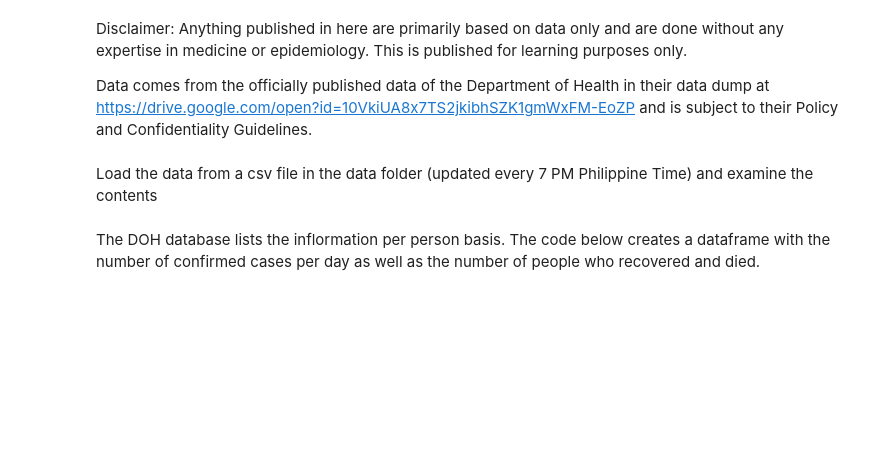
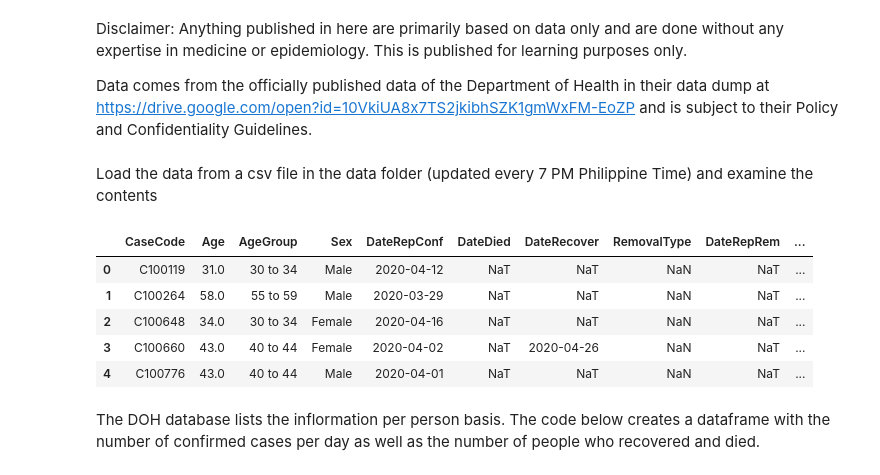
Before and after one commit to jpcajanding/Covid-19-Visualizations, a Jupyter notebook: philippines_charts.ipynb, the cells around one changed output. Cells and saved outputs as stored; diff of their text form; code cells hidden in the pictures; blank space fills up the shorter version.

Commit message:
Added May 6 data.

```diff
--- a/philippines_charts.ipynb
+++ b/philippines_charts.ipynb
@@ -14,10 +14,17 @@ Data comes from the officially published data of the Department of Health in the
 # %% [markdown]
 Load the data from a csv file in the data folder (updated every 7 PM Philippine Time) and examine the contents
 # %%
-df = pd.read_csv('datafiles\doh\DOH COVID Data Drop_ 20200505 - 05 Case Information.csv',
+df = pd.read_csv('datafiles\doh\DOH COVID Data Drop_ 20200506 - 05 Case Information.csv',
                  parse_dates=['DateRepConf', 'DateRecover', 'DateDied', 'DateRepRem'])
 
 df.head(5)
+# %% [output]
+|  | CaseCode | Age | AgeGroup | Sex | DateRepConf | DateDied | DateRecover | RemovalType | DateRepRem | ... |
+| 0 | C100119 | 31.0 | 30 to 34 | Male | 2020-04-12 | NaT | NaT | NaN | NaT | ... |
+| 1 | C100264 | 58.0 | 55 to 59 | Male | 2020-03-29 | NaT | NaT | NaN | NaT | ... |
+| 2 | C100648 | 34.0 | 30 to 34 | Female | 2020-04-16 | NaT | NaT | NaN | NaT | ... |
+| 3 | C100660 | 43.0 | 40 to 44 | Female | 2020-04-02 | NaT | 2020-04-26 | NaN | NaT | ... |
+| 4 | C100776 | 43.0 | 40 to 44 | Male | 2020-04-01 | NaT | NaT | NaN | NaT | ... |
 # %% [markdown]
 The DOH database lists the inflormation per person basis. The code below creates a dataframe with the number of confirmed cases per day as well as the number of people who recovered and died.
 # %%
```
Also changed, not shown: parts of 13 cells of this notebook, 3 other files.
